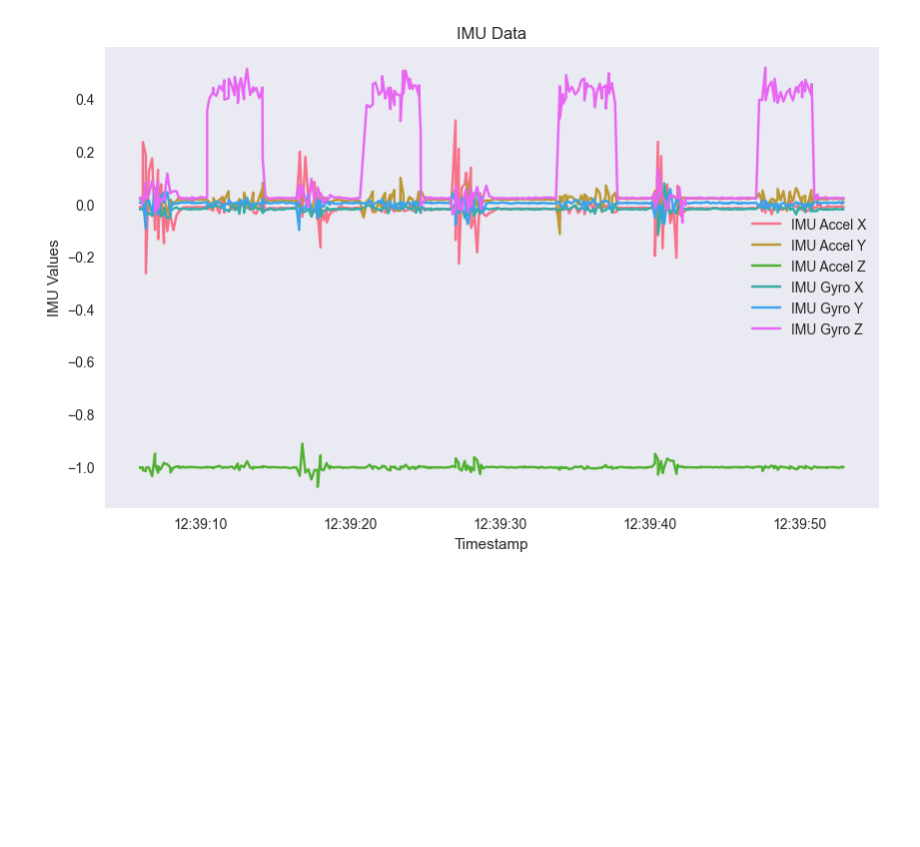
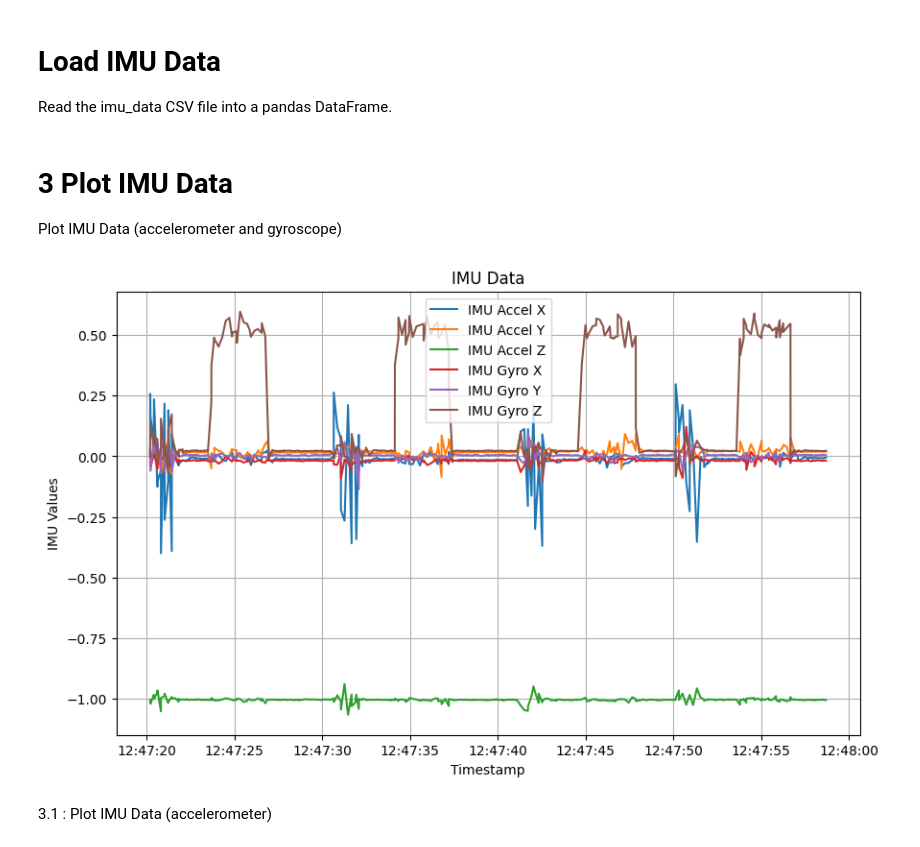
Before and after one commit to KIM2548TH/robomas, a Jupyter notebook: devellope/plot.ipynb, the cells around one changed output. Cells and saved outputs as stored; diff of their text form; code cells hidden in the pictures; blank space fills up the shorter version.

```diff
--- a/devellope/plot.ipynb
+++ b/devellope/plot.ipynb
@@ -0,0 +11,6 @@
+# %%
+#Load Status Data
+status_file = r'c:\daisyrobot\robomas\csv\status_data.csv'
+status_data = pd.read_csv(status_file)
+status_data['timestamp'] = pd.to_datetime(status_data['timestamp'])
+status_data['data'] = status_data['data'].apply(lambda x: eval(x))
@@ -23,0 +36,6 @@ plt.show()
+# %%
+#Load Position Data
+position_file = r'c:\daisyrobot\robomas\csv\position_data.csv'
+position_data = pd.read_csv(position_file)
+position_data['timestamp'] = pd.to_datetime(position_data['timestamp'])
+position_data['data'] = position_data['data'].apply(lambda x: eval(x))
@@ -44,21 +59,29 @@ plt.show()
+# %% [markdown]
+# Load IMU Data
+Read the imu_data CSV file into a pandas DataFrame.
+# %%
+# Load IMU Data
+imu_file = r'c:\daisyrobot\robomas\csv\imu_data.csv'
+imu_data = pd.read_csv(imu_file)
+imu_data['timestamp'] = pd.to_datetime(imu_data['timestamp'])
+imu_data['data'] = imu_data['data'].apply(lambda x: eval(x))
+# %% [markdown]
+# 3 Plot IMU Data
+Plot IMU Data (accelerometer and gyroscope)
 # %%
-# Cell 6: Load IMU Data
-imu_file = r'c:\daisyrobot\robomas\csv\imu_data_20250702_123954.csv'
-imu_data = pd.read_csv(imu_file)
-imu_data['timestamp'] = pd.to_datetime(imu_data['timestamp'])
-imu_data['data'] = imu_data['data'].apply(lambda x: eval(x))
-
-# Cell 7: Plot IMU Data (accelerometer and gyroscope)
+# 3 Plot IMU Data (accelerometer and gyroscope)
 plt.figure(figsize=(10, 6))
 labels = ['Accel X', 'Accel Y', 'Accel Z', 'Gyro X', 'Gyro Y', 'Gyro Z']
 for i in range(len(imu_data['data'][0])):
     plt.plot(imu_data['timestamp'], [d[i] for d in imu_data['data']], label=f'IMU {labels[i]}')
 plt.xlabel('Timestamp')
 plt.ylabel('IMU Values')
 plt.title('IMU Data')
 plt.legend()
 plt.grid()
 plt.show()
 # %% [output]
-[figure, old version]
+[figure, new version]
+# %% [markdown]
+3.1 : Plot IMU Data  (accelerometer)
 # %%
```
Also changed, not shown: parts of 27 cells of this notebook.
